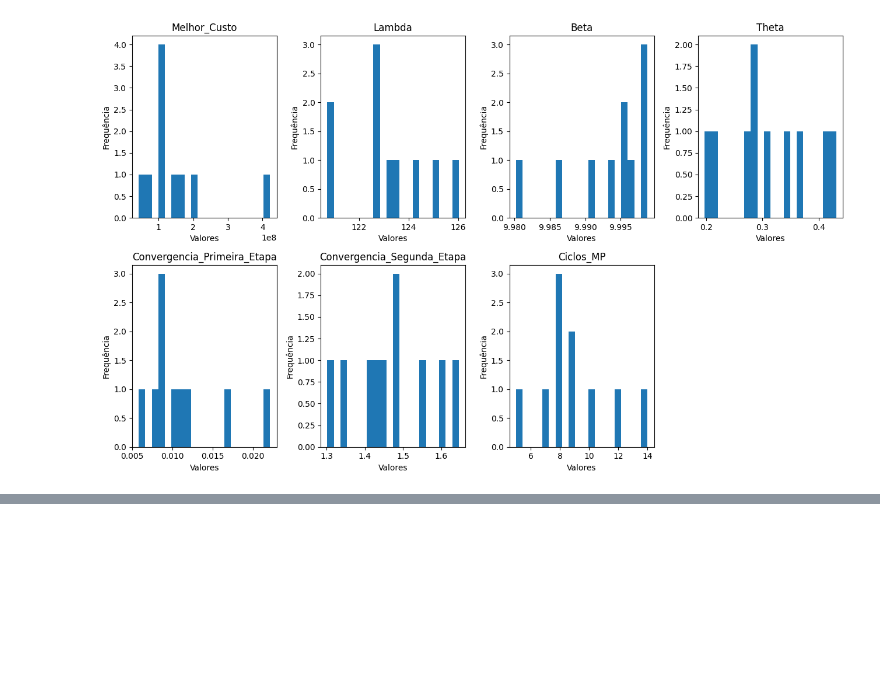
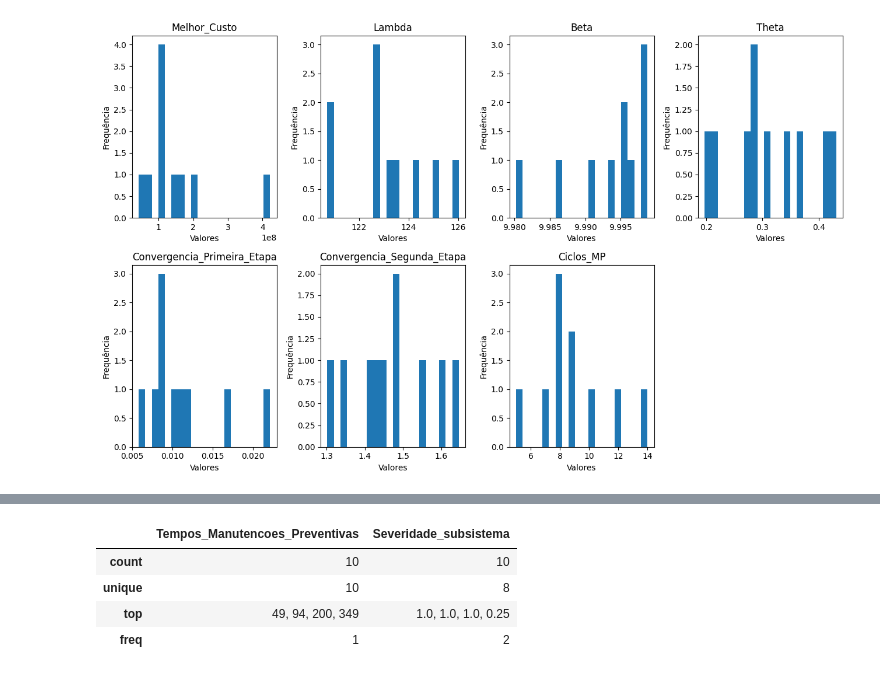
Before and after one commit to uervitonsantos/Otimizacao-Politicaca-Manutencao-Preventiva-Imperfeita, a Jupyter notebook: Algoritmo_PSO_para_otimização_de_custo_de_manutenção_preventiva_v11.ipynb, the cells around one changed output, grey strips where cells are left out. Cells and saved outputs as stored; diff of their text form; code cells hidden in the pictures; blank space fills up the shorter version.

```diff
--- a/Algoritmo_PSO_para_otimização_de_custo_de_manutenção_preventiva_v11.ipynb
+++ b/Algoritmo_PSO_para_otimização_de_custo_de_manutenção_preventiva_v11.ipynb
@@ -901,0 +930,8 @@ dados.head()
+# %%
+dados.describe()
+# %% [output]
+|  | Tempos_Manutencoes_Preventivas | Severidade_subsistema |
+| count | 10 | 10 |
+| unique | 10 | 8 |
+| top | 49, 94, 200, 349 | 1.0, 1.0, 1.0, 0.25 |
+| freq | 1 | 2 |
```
Also changed, not shown: parts of 11 cells of this notebook.
